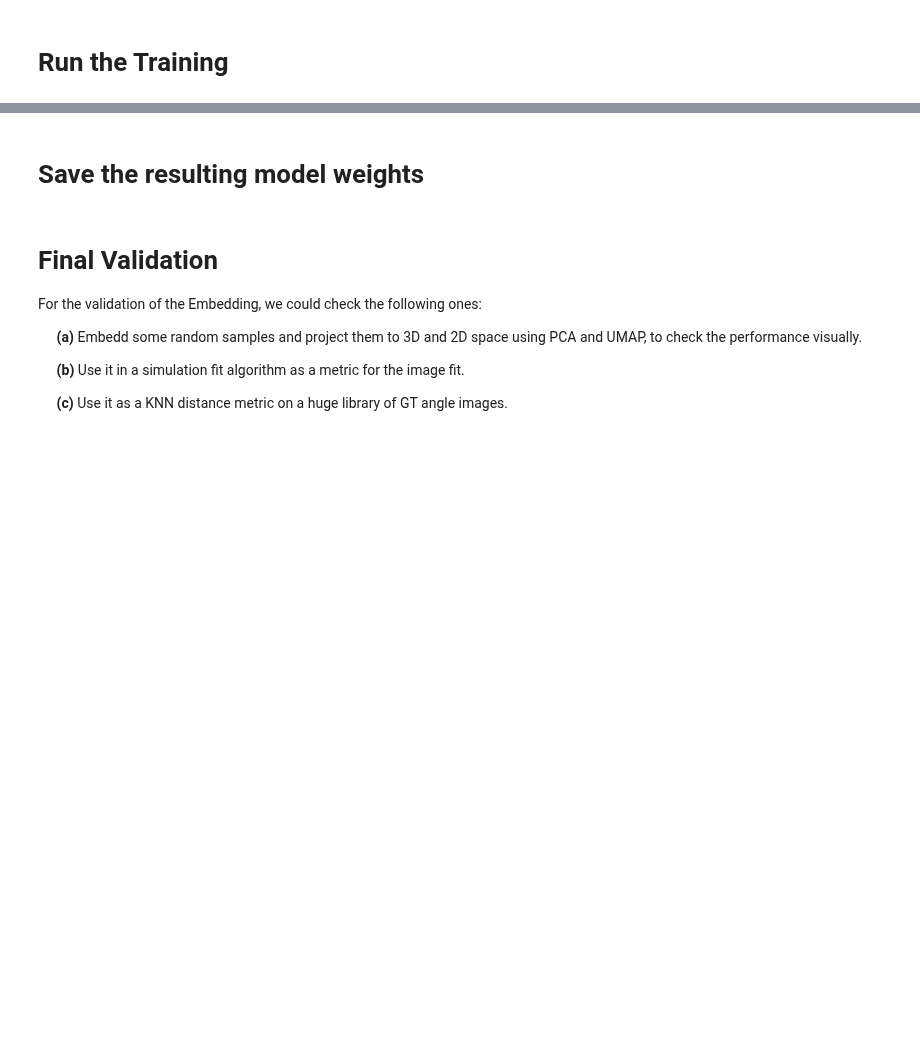
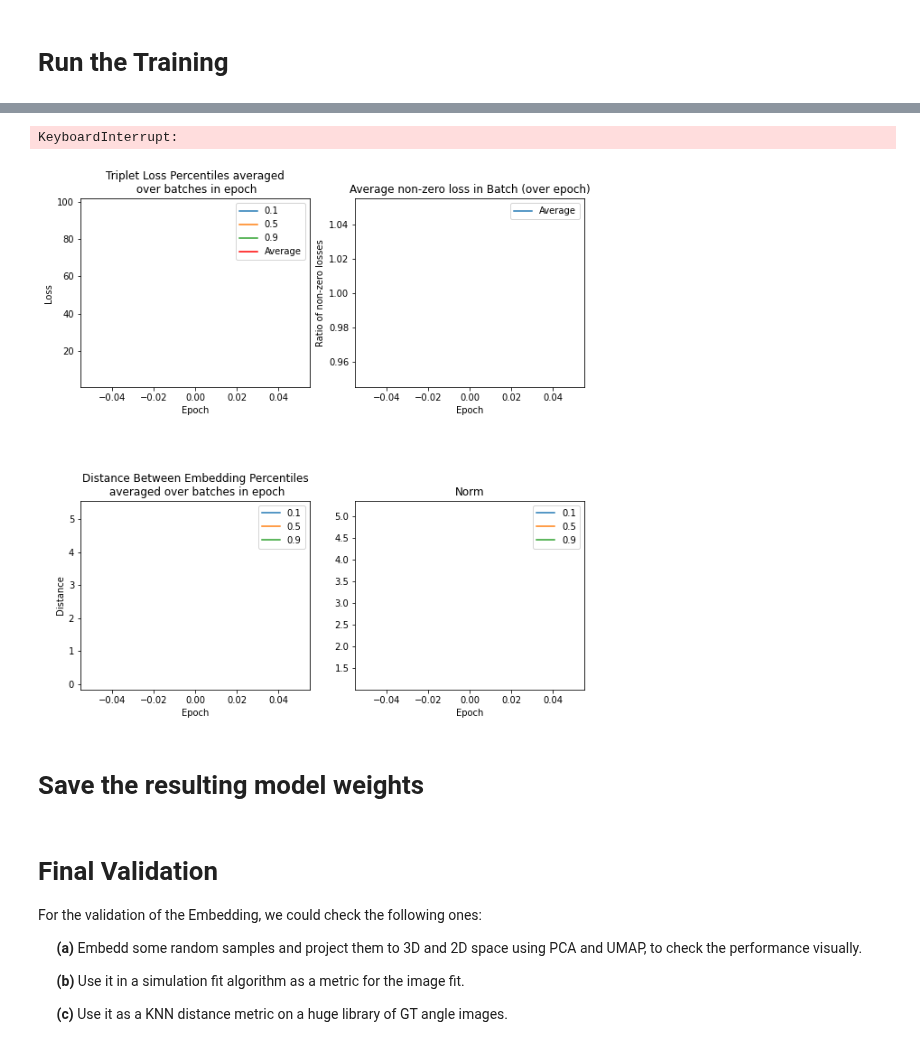
Before and after one commit to Oiangu9/Conical_Refraction_Polarimeter, a Jupyter notebook: LAB/DEEP_LEARNING/Noisy_Non_Noisy_Proximity_Metric/NOTEBOOK_Noisy_Image_Proximity_Metric_as_a_function_of_GT.ipynb, the cells around one changed output, grey strips where cells are left out. Saved outputs shown, nothing was run; the diff lists cells and outputs as text; code cells hidden in the pictures; blank space fills up the shorter version.

```diff
--- a/LAB/DEEP_LEARNING/Noisy_Non_Noisy_Proximity_Metric/NOTEBOOK_Noisy_Image_Proximity_Metric_as_a_function_of_GT.ipynb
+++ b/LAB/DEEP_LEARNING/Noisy_Non_Noisy_Proximity_Metric/NOTEBOOK_Noisy_Image_Proximity_Metric_as_a_function_of_GT.ipynb
@@ -619,8 +650,8 @@ class ImageDataloader(Dataset):
         # Que te linkee el nombre de la entrada del h5f (un index del batch) con los ground truth phis
 
         self.h5f = h5py.File(f"{h5f_full_path}", 'r')
-        self.num_diff_perfects = len(self.h5f)
-        shape = self.h5f[ self.df_GTs[0]['ID'] ].shape
+        self.num_diff_perfs = len(self.h5f)
+        shape = self.h5f[ str(self.df_GTs.iloc[0]['ID']) ].shape
         self.max_K = shape[0]
         self.image_size = shape[1:]
         print(f"There are {self.num_diff_perfs} total different classes (w0,R0,phiCR) triplets.")
@@ -641,14 +672,24 @@ class ImageDataloader(Dataset):
         data = torch.zeros((self.P, self.K, self.image_size[0], self.image_size[1]),
                           device=device, dtype=torch.float32) # [P,K,2X+1,2X+1]
         #gt_phiCR = torch.zeros((self.P, 1), device=device, dtype=torch.float32) #[P,1]
-        for ind in random_indices:
-            data[i,:,:,:] = torch.tensor( np.array(self.h5f[str(ind)]), sevice=device, dtype=torch.float32 )
+        for i,ind in enumerate(random_indices):
+             data[i,:,:,:] = torch.tensor( np.array(self.h5f[str(ind)]), device=device, dtype=torch.float32 )
             #gt_phiCR[i] = self.df_GTs['ID'==str(i)]['phiCR']
         return data.reshape((self.PK, self.image_size[0], self.image_size[1])) #, gt_phiCR
     # we return the data as [PK, 2X+1, 2X+1] where the first K in axis 0 belong to a same anchor P, next
     # K to a different same anchor etc.
     # solo devuelve las imagenes ya subidas a la gpu, luego fuera hay que hacer el cómputo de la métrica
     # y hacer el pairwise todo!
+
+    def get_im_and_label(self):
+        random_indices = np.random.choice(range(self.num_diff_perfs), self.P, replace=False)
+        data = torch.zeros((self.P, self.K, self.image_size[0], self.image_size[1]),
+                          device=device, dtype=torch.float32) # [P,K,2X+1,2X+1]
+        gt_phiCR = torch.zeros((self.P, 1), device=device, dtype=torch.float32) #[P,1]
+        for i,ind in enumerate(random_indices):
+            data[i,:,:,:] = torch.tensor( np.array(self.h5f[str(ind)]), device=device, dtype=torch.float32 )
+            gt_phiCR[i] = float(self.df_GTs[self.df_GTs['ID']==i]['phiCR'].item())
+        return data.reshape((self.PK, self.image_size[0], self.image_size[1])), gt_phiCR
 # %% [markdown]
 ## The Triplet Losses
 # %%
@@ -743,7 +789,7 @@ class batch_hard_losses_soft_margin(torch.autograd.Function):
 
 Note that since in each epoch the dataset shown to the model will be random, we can use the same dataset as a validation set.
 # %%
-dataset_path = "/home/oiangu/Hippocampus/Conical_Refraction_Polarimeter/OUTPUT/LIBRARIES_OF_THEORETICAL_D/Basler_like_R0_300x_w0_300x_Z_50x_64bit/Noisy_Non_Noisy_same_angle/TRAIN/"
+dataset_path = "/home/oiangu/Hippocampus/Conical_Refraction_Polarimeter/OUTPUT/LIBRARIES_OF_THEORETICAL_D/Basler_like_R0_300x_w0_300x_Z_50x_64bit/Noisy_Non_Noisy_same_angle/"
 GT_file_path_train = f"{dataset_path}/TRAIN/GROUND_TRUTHS_K=4_Noisy_Non_Noisy_same_angle.json"
 images_h5_path_train = f"{dataset_path}/TRAIN/Dataset_K=4_Noisy_Non_Noisy_same_angle.h5"
 GT_file_path_test = f"{dataset_path}/TRAIN/GROUND_TRUTHS_K=4_Noisy_Non_Noisy_same_angle.json"
@@ -752,17 +798,17 @@ images_h5_path_test = f"{dataset_path}/TRAIN/Dataset_K=4_Noisy_Non_Noisy_same_an
 save_stuff_path = f"/home/oiangu/Hippocampus/Conical_Refraction_Polarimeter/OUTPUT/LIBRARIES_OF_THEORETICAL_D/Basler_like_R0_300x_w0_300x_Z_50x_64bit/SIMULATIONS/Proximity_Metric/"
 
 total_epochs = 10000
-optimizer_step_every_batches = 3
-per_epoch_use_max_train_batches= 100
+optimizer_step_every_batches = 1
+per_epoch_use_max_train_batches= 1
 save_model_every_epochs = 1
 torch.manual_seed(678)
-compute_metrics_every_epochs=2
-plot_metrics_every_epochs=4
+compute_metrics_every_epochs=1
+plot_metrics_every_epochs=1
 
-quantiles=[0.1,0.5,0.9]
+percentiles=torch.tensor([0.1,0.5,0.9], device=device)
 
 K=4
-P=10
+P=3
 margin=10
 
 #exp_name='Proximity_Metric_from_Image_Corrector'+'_Batch_Hard_Margin'
@@ -814,6 +863,7 @@ dropout_p2=0.1
 # FOR BOTH, THE EMBEDDING SPACE DIMENSION WILL BE CHOSEN BY
 out_fc2=10
 # %%
+'''
 model = Proximity_Metric_Based_On_Corrector(S0=S0, S1=S1, S2=S2, S3=S3, S4=S4, S5=S5, S6=S6,
                  feats_S1=feats_S1, feats_S2=feats_S2, feats_S3=feats_S3, feats_S4=feats_S4,
                  feats_S5=feats_S5, feats_S6=feats_S6,
@@ -826,19 +876,21 @@ model = Proximity_Metric_Based_On_Simple_Encoder( X=X, feats_1=feats_1, feats_2=
                 av_pool2_div=av_pool2_div,
                  out_fc_1=out_fc_1, out_fc_2=out_fc2,
                  dropout_p1=dropout_p1, dropout_p2=dropout_p2 )
-'''
+
 
 print(f"Number of parameters {get_n_params(model)}")
 
 # In case we wish to transfer the learned parameters of another run
-#check_file="Noisy_Model_and_Optimizer_2022-01-18 11:37:26.485463.pt"
+check_file="BEST_Noisy_Model_and_Optimizer_2022-03-01 18:08:09.693062_Simple_Encoder.pt"
 #checkpoint = torch.load(save_stuff_path+f"/NNs/{check_file}")
+checkpoint = torch.load('/home/oiangu/Hippocampus/Conical_Refraction_Polarimeter/OUTPUT/LIBRARIES_OF_THEORETICAL_D/Basler_like_R0_300x_w0_300x_Z_50x_64bit/SIMULATIONS/Simple_Encoder/'+f"/NNs/{check_file}")
 
 # move model to gpu if available
 model.to(device)
 model.print_shapes(batch_size=3)
 
-#model.load_state_dict(checkpoint['model'])
+print("\n")
+model.load_my_state_dict(checkpoint['model'])
 
 
 # Initialize the weights of the model! Default initialization might already be fine!
@@ -879,6 +937,7 @@ losses = full_training_loop_monitor_partially(model, loss, optimizer, training_d
                            save_model_every_epochs=save_model_every_epochs,
                             model_path=save_stuff_path+f"/Model_and_Optimizer_{datetime.now()}_{exp_name}.pt",
                             best_model_path=save_stuff_path+f"/BEST_Model_and_Optimizer_{datetime.now()}_{exp_name}.pt",
-                            quantiles=quantiles
+                            percentiles=percentiles
                            )
 # Execute the training and validation
+# %% [output]
@@ -885,3 +945,5 @@ losses = full_training_loop_monitor_partially(model, loss, optimizer, training_d
+KeyboardInterrupt:
+[figure, added]
 # %% [markdown]
 # Save the resulting model weights
 # %%
```
Also changed, not shown: parts of 33 cells of this notebook, 2 other files.
